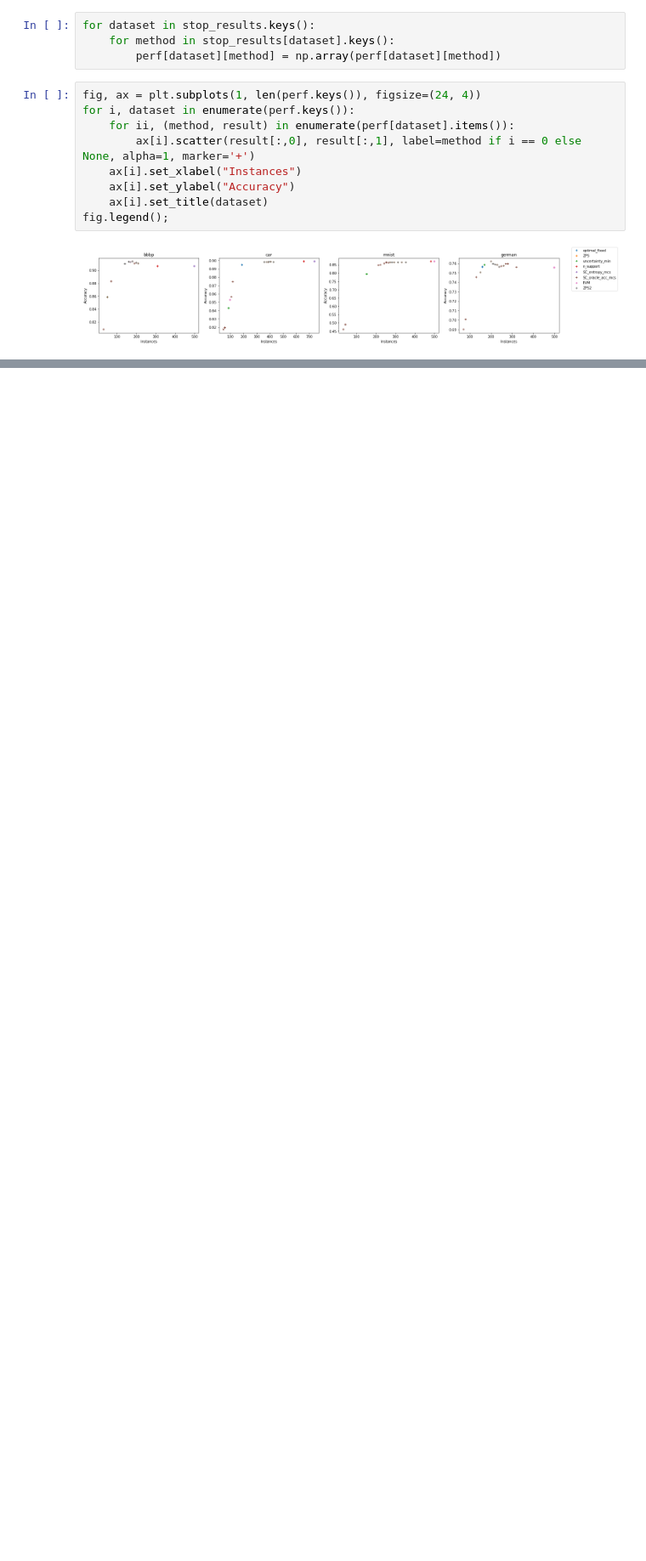
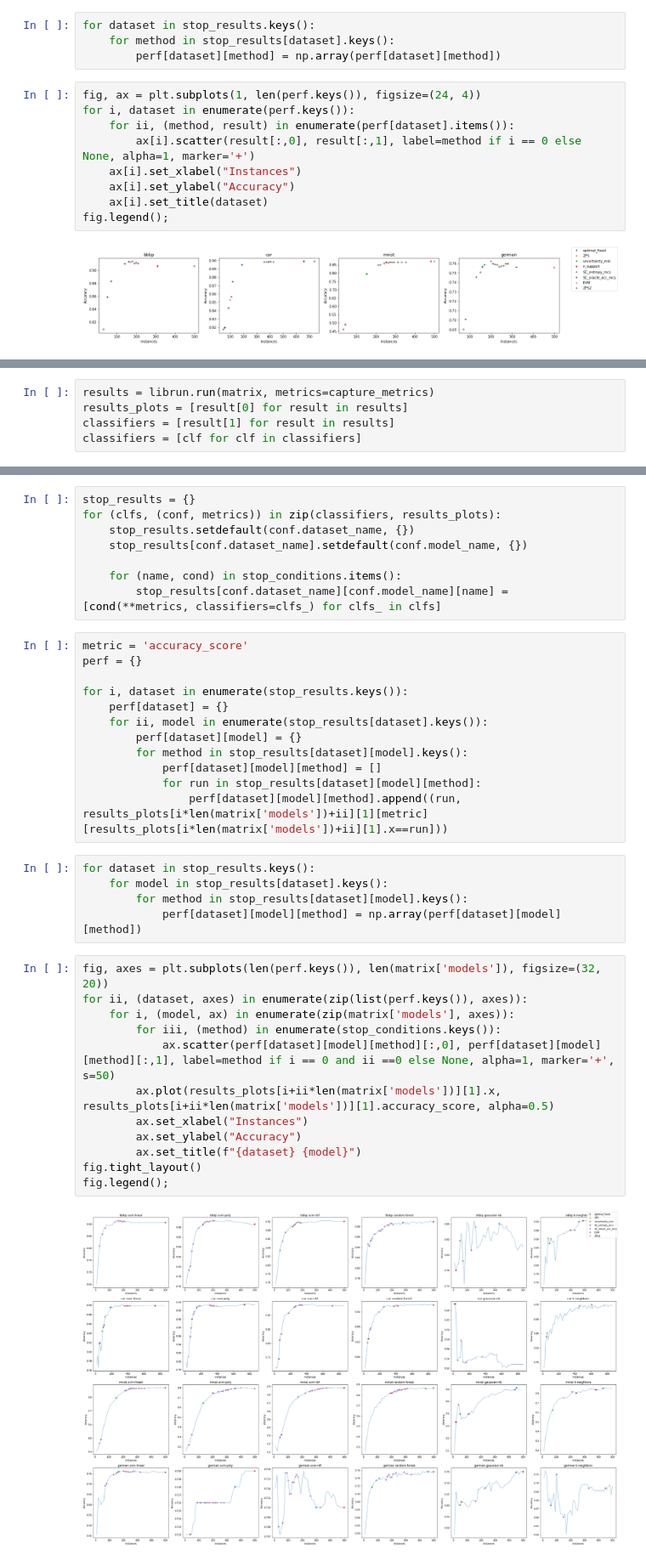
Before and after one commit to zacps/al-stopping-conditions, a Jupyter notebook: stopping3.ipynb, the cells around one changed output, grey strips where cells are left out. Shown at 85% size. Cells and saved outputs as stored; diff of their text form; blank space fills up the shorter version.

```diff
--- a/stopping3.ipynb
+++ b/stopping3.ipynb
@@ -282,0 +520,5 @@ fig.legend();
+# %%
+results = librun.run(matrix, metrics=capture_metrics)
+results_plots = [result[0] for result in results]
+classifiers = [result[1] for result in results]
+classifiers = [clf for clf in classifiers]
@@ -282,0 +534,39 @@ fig.legend();
+# %%
+stop_results = {}
+for (clfs, (conf, metrics)) in zip(classifiers, results_plots):
+    stop_results.setdefault(conf.dataset_name, {})
+    stop_results[conf.dataset_name].setdefault(conf.model_name, {})
+
+    for (name, cond) in stop_conditions.items():
+        stop_results[conf.dataset_name][conf.model_name][name] = [cond(**metrics, classifiers=clfs_) for clfs_ in clfs]
+# %%
+metric = 'accuracy_score'
+perf = {}
+
+for i, dataset in enumerate(stop_results.keys()):
+    perf[dataset] = {}
+    for ii, model in enumerate(stop_results[dataset].keys()):
+        perf[dataset][model] = {}
+        for method in stop_results[dataset][model].keys():
+            perf[dataset][model][method] = []
+            for run in stop_results[dataset][model][method]:
+                perf[dataset][model][method].append((run, results_plots[i*len(matrix['models'])+ii][1][metric][results_plots[i*len(matrix['models'])+ii][1].x==run]))
+# %%
+for dataset in stop_results.keys():
+    for model in stop_results[dataset].keys():
+        for method in stop_results[dataset][model].keys():
+            perf[dataset][model][method] = np.array(perf[dataset][model][method])
+# %%
+fig, axes = plt.subplots(len(perf.keys()), len(matrix['models']), figsize=(32, 20))
+for ii, (dataset, axes) in enumerate(zip(list(perf.keys()), axes)):
+    for i, (model, ax) in enumerate(zip(matrix['models'], axes)):
+        for iii, (method) in enumerate(stop_conditions.keys()):
+            ax.scatter(perf[dataset][model][method][:,0], perf[dataset][model][method][:,1], label=method if i == 0 and ii ==0 else None, alpha=1, marker='+', s=50)
+        ax.plot(results_plots[i+ii*len(matrix['models'])][1].x, results_plots[i+ii*len(matrix['models'])][1].accuracy_score, alpha=0.5)
+        ax.set_xlabel("Instances")
+        ax.set_ylabel("Accuracy")
+        ax.set_title(f"{dataset} {model}")
+fig.tight_layout()
+fig.legend();
+# %% [output]
+[figure, added]
```
Also changed, not shown: parts of 31 cells of this notebook, 26 other files.
